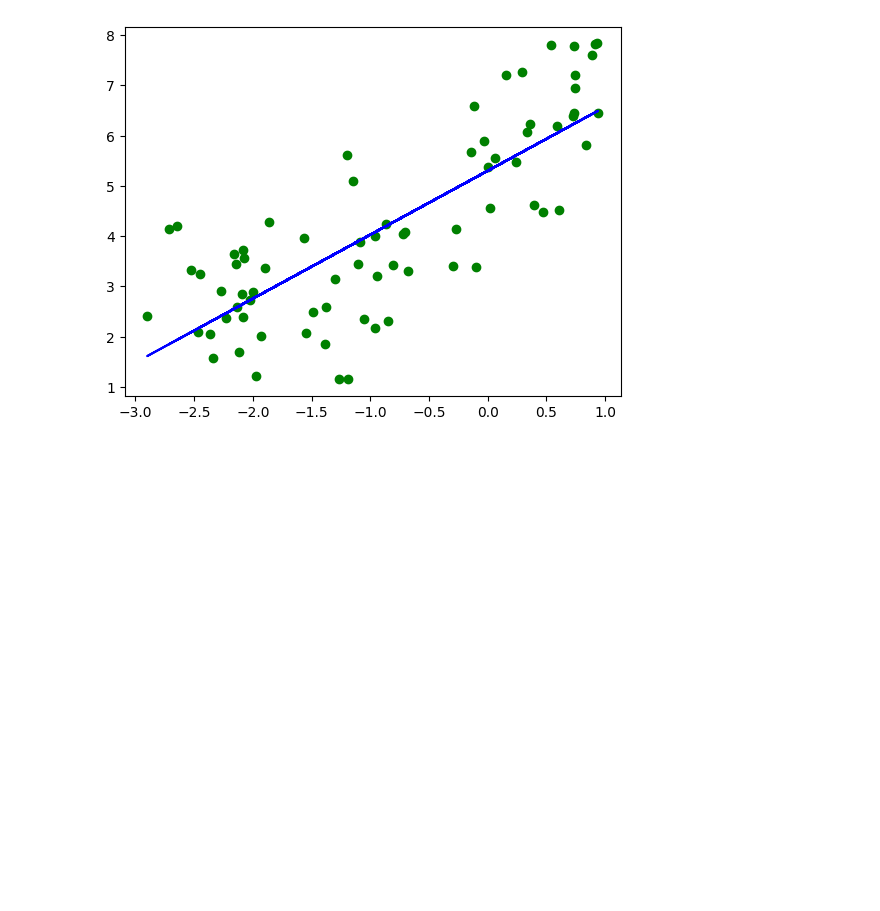
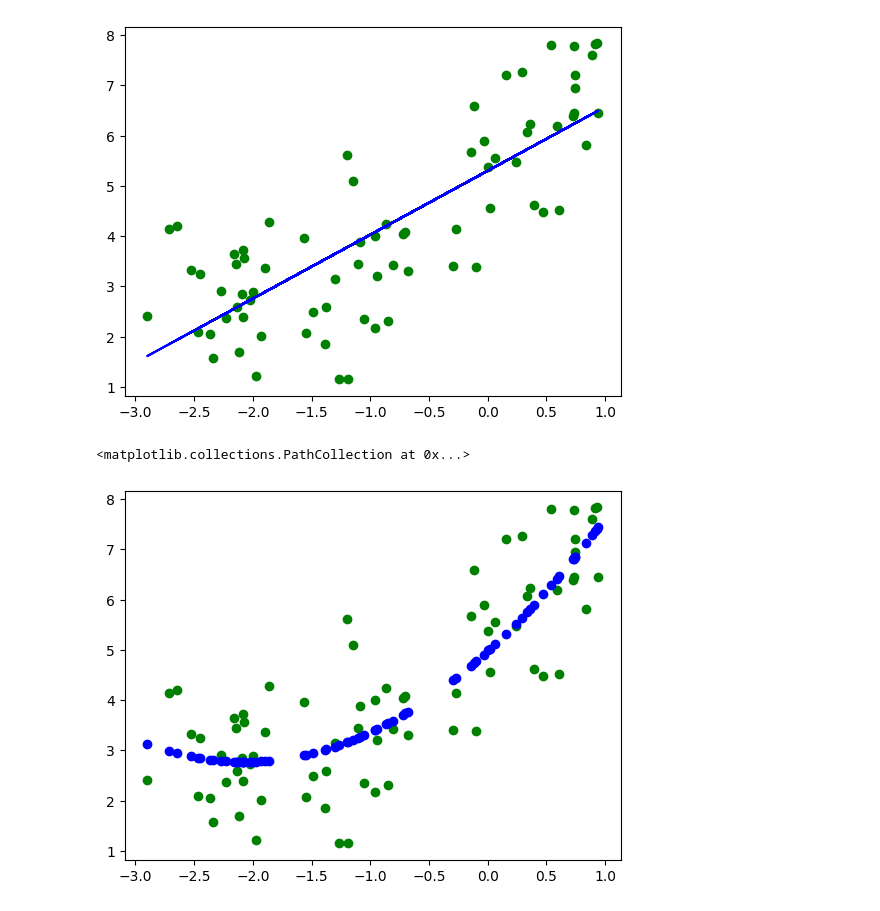
Before and after one commit to NarnindiMounica/Machine_Learning_Works, a Jupyter notebook: Regression/polynomial_regression.ipynb, the cells around one changed output. Cells and saved outputs as stored; diff of their text form; code cells hidden in the pictures; blank space fills up the shorter version.

Commit message:
polynomial regression implementation

```diff
--- a/Regression/polynomial_regression.ipynb
+++ b/Regression/polynomial_regression.ipynb
@@ -52,3 +54,25 @@ plt.plot(x_train, regressor.predict(x_train), color='b')
 # %% [output]
 [<matplotlib.lines.Line2D at 0x...>]
 [figure]
+# %%
+#creating polynomial features of degree 2
+
+polynomial_obj = PolynomialFeatures(degree=2)
+x_train_poly_2_degree = polynomial_obj.fit_transform(x_train)
+x_test_poly_2_degree = polynomial_obj.transform(x_test)
+# %%
+#using above polynomial features for training linear regression model
+
+poly_regressor = LinearRegression()
+
+poly_regressor.fit(x_train_poly_2_degree, y_train)
+
+y_pred_poly = poly_regressor.predict(x_test_poly_2_degree)
+# %%
+#plotting it visually
+
+plt.scatter(x_train, y_train, color='g')
+plt.scatter(x_train, poly_regressor.predict(x_train_poly_2_degree), color='b')
+# %% [output]
+<matplotlib.collections.PathCollection at 0x...>
+[figure, added]
```
Also changed, not shown: parts of 2 cells of this notebook.
